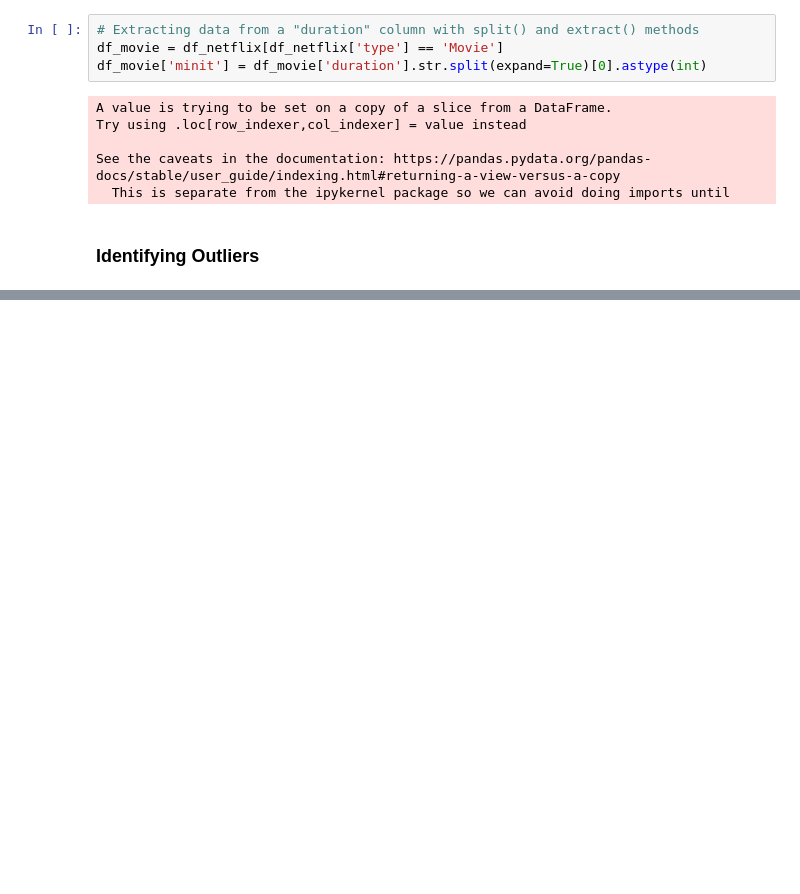
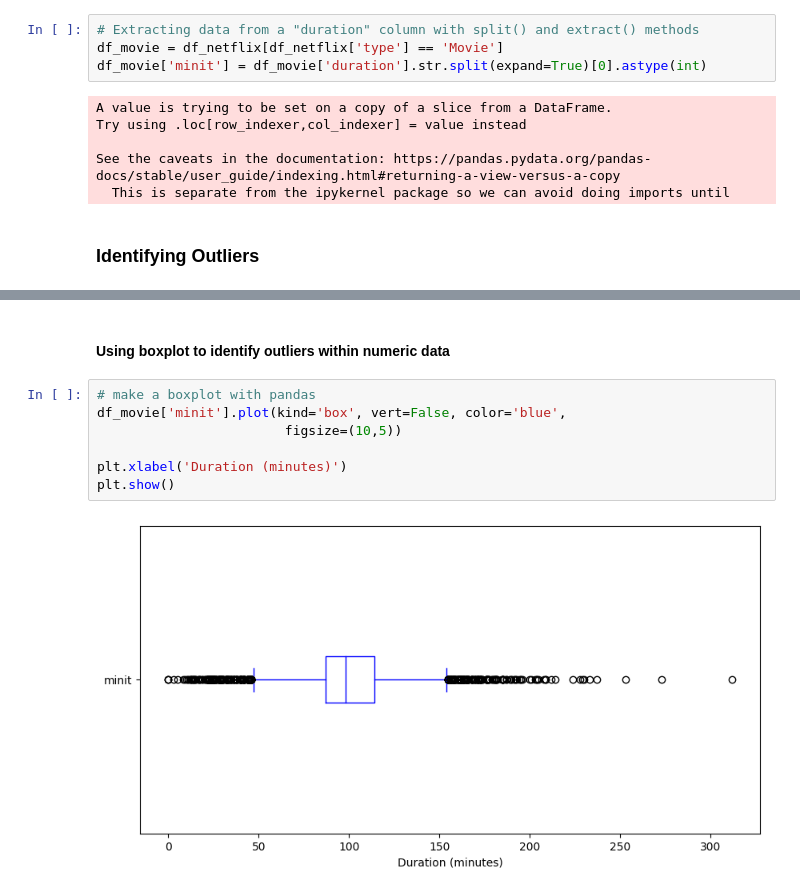
Before and after one commit to sanjula77/Data-Science, a Jupyter notebook: data_cleaning.ipynb, the cells around one changed output, grey strips where cells are left out. Cells and saved outputs as stored; diff of their text form; blank space fills up the shorter version.

```diff
--- a/data_cleaning.ipynb
+++ b/data_cleaning.ipynb
@@ -147,0 +189,11 @@ See the caveats in the documentation: https://pandas.pydata.org/pandas-docs/stab
+# %% [markdown]
+#### Using boxplot to identify outliers within numeric data
+# %%
+# make a boxplot with pandas
+df_movie['minit'].plot(kind='box', vert=False, color='blue',
+                        figsize=(10,5))
+
+plt.xlabel('Duration (minutes)')
+plt.show()
+# %% [output]
+[figure, added]
```
Also changed, not shown: parts of 15 cells of this notebook.
